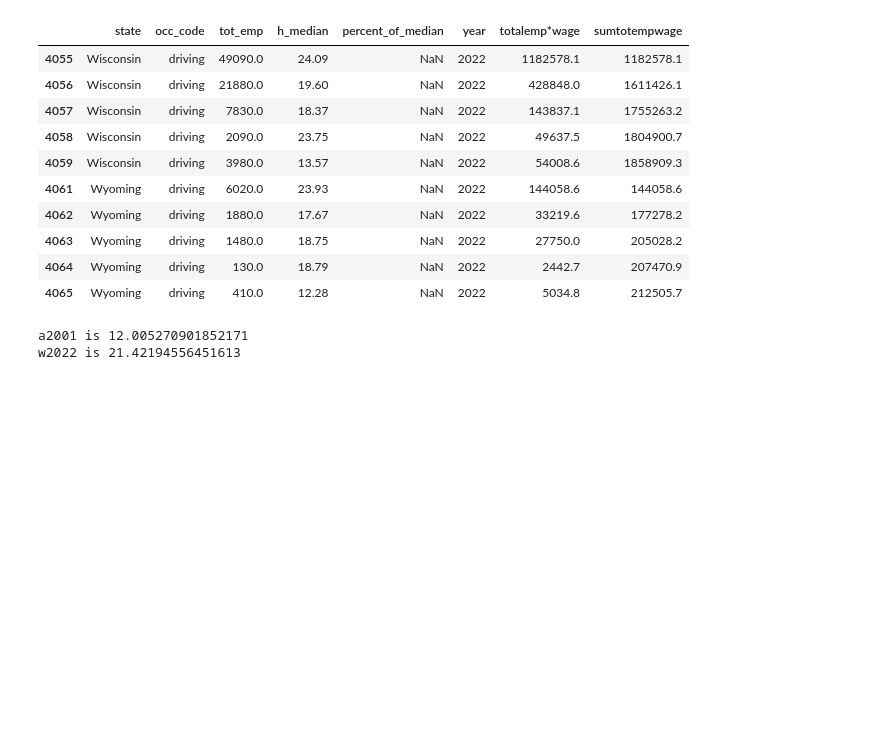
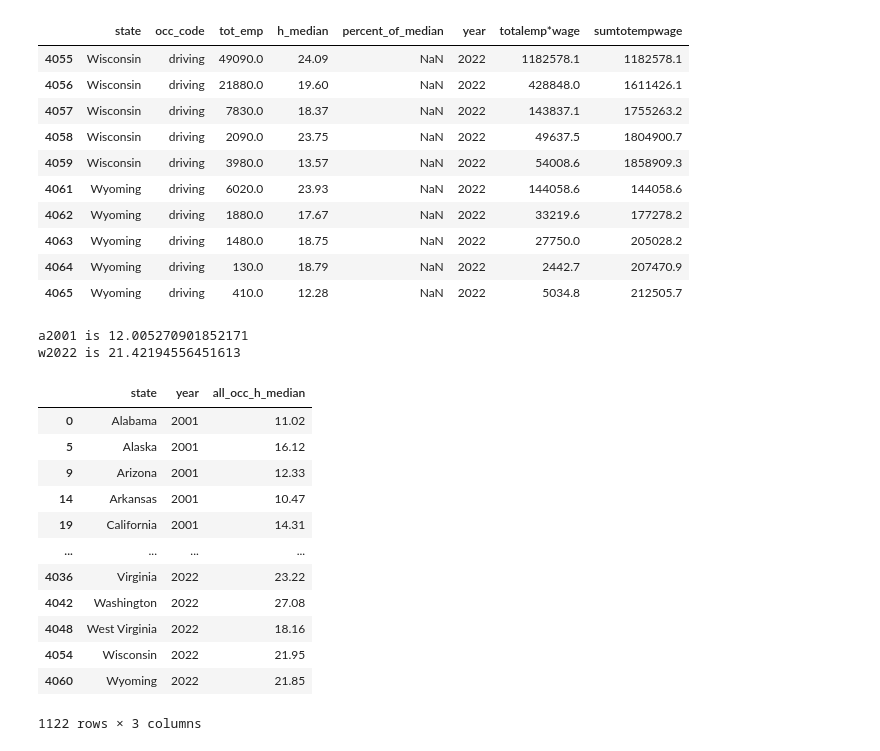
Before and after one commit to nmackler/Marijuana-Legalization-CDL, a Jupyter notebook: marijuana.ipynb, the cells around one changed output. Saved outputs shown, nothing was run; the diff lists cells and outputs as text; code cells hidden in the pictures; blank space fills up the shorter version.

```diff
--- a/marijuana.ipynb
+++ b/marijuana.ipynb
@@ -215,3 +202,21 @@ print(f"w2022 is {w2022}")
 # %% [output]
 a2001 is 12.005270901852171
 w2022 is 21.42194556451613
+# %%
+all_occ_df = full_df[full_df["occ_code"] == "all"][["state", "year", "h_median"]]
+all_occ_df = all_occ_df.rename(columns={"h_median" : "all_occ_h_median"})
+all_occ_df
+# %% [output]
+|  | state | year | all_occ_h_median |
+| 0 | Alabama | 2001 | 11.02 |
+| 5 | Alaska | 2001 | 16.12 |
+| 9 | Arizona | 2001 | 12.33 |
+| 14 | Arkansas | 2001 | 10.47 |
+| 19 | California | 2001 | 14.31 |
+| ... | ... | ... | ... |
+| 4036 | Virginia | 2022 | 23.22 |
+| 4042 | Washington | 2022 | 27.08 |
+| 4048 | West Virginia | 2022 | 18.16 |
+| 4054 | Wisconsin | 2022 | 21.95 |
+| 4060 | Wyoming | 2022 | 21.85 |
+1122 rows × 3 columns
```
Also changed, not shown: parts of 4 cells of this notebook.
